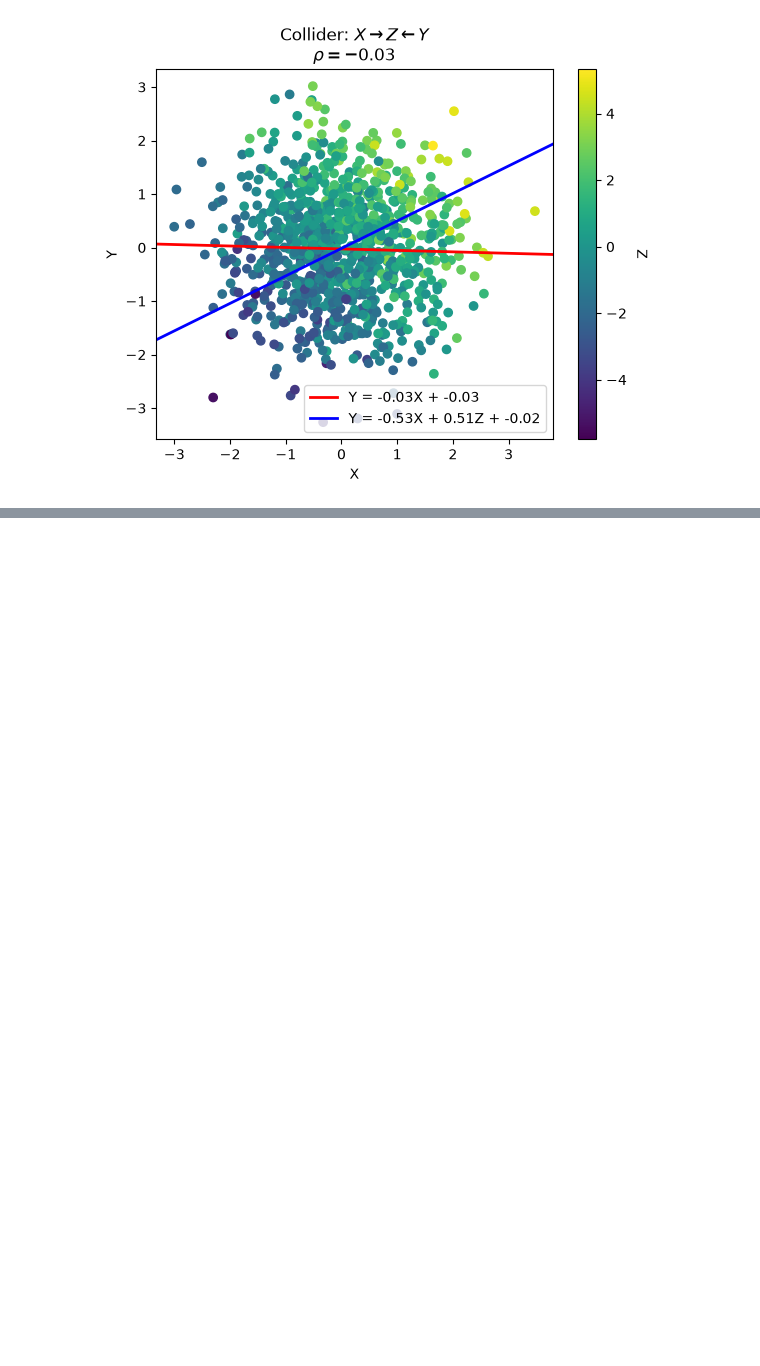
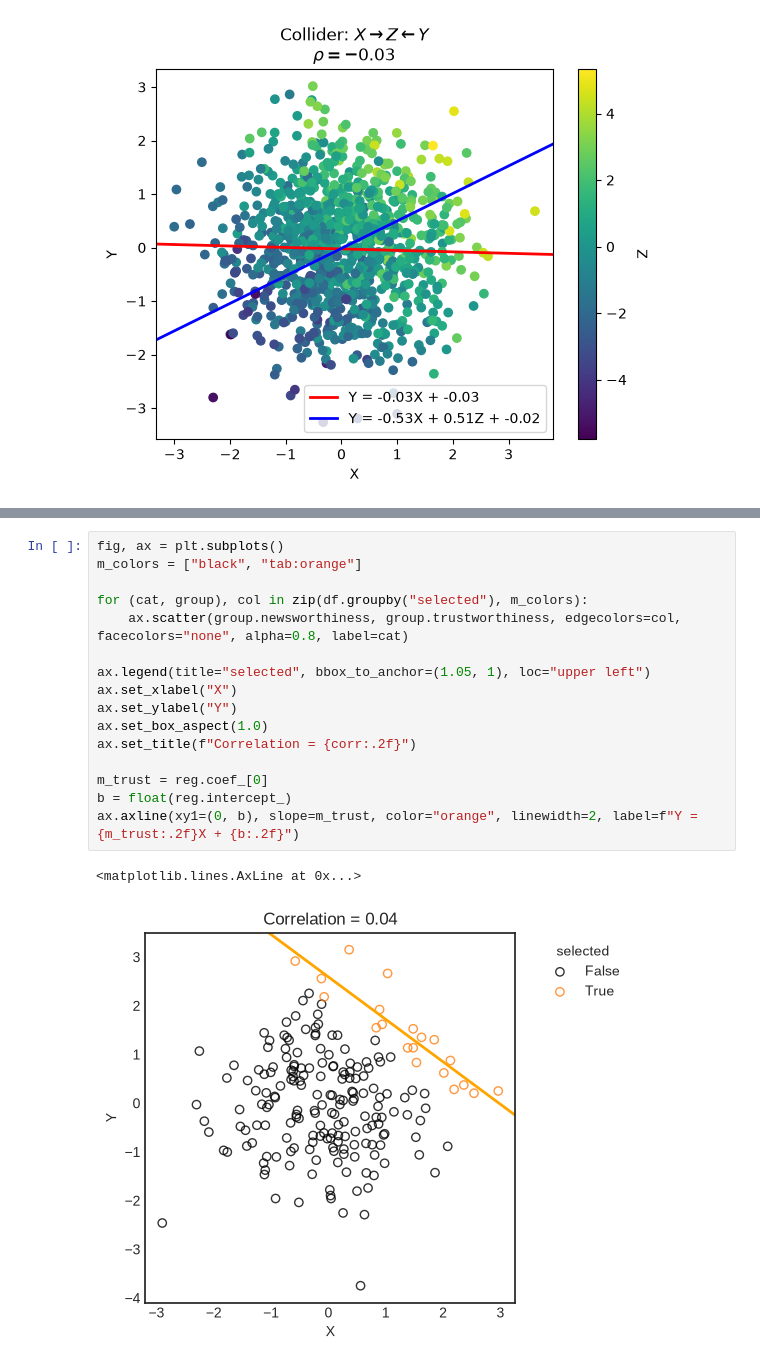
Before and after one commit to ImAKappa/l2lfd, a Jupyter notebook: notebooks/causal.ipynb, the cells around one changed output, grey strips where cells are left out. Drawn from its saved outputs; the diff is of its cells as text; blank space fills up the shorter version.

```diff
--- a/notebooks/causal.ipynb
+++ b/notebooks/causal.ipynb
@@ -114,0 +213,19 @@ To control for a collider Z, DO NOT include it in your regression model to avoid
+# %%
+fig, ax = plt.subplots()
+m_colors = ["black", "tab:orange"]
+
+for (cat, group), col in zip(df.groupby("selected"), m_colors):
+    ax.scatter(group.newsworthiness, group.trustworthiness, edgecolors=col, facecolors="none", alpha=0.8, label=cat)
+
+ax.legend(title="selected", bbox_to_anchor=(1.05, 1), loc="upper left")
+ax.set_xlabel("X")
+ax.set_ylabel("Y")
+ax.set_box_aspect(1.0)
+ax.set_title(f"Correlation = {corr:.2f}")
+
+m_trust = reg.coef_[0]
+b = float(reg.intercept_)
+ax.axline(xy1=(0, b), slope=m_trust, color="orange", linewidth=2, label=f"Y = {m_trust:.2f}X + {b:.2f}")
+# %% [output]
+<matplotlib.lines.AxLine at 0x...>
+[figure, added]
```
Also changed, not shown: parts of 13 cells of this notebook, 7 other files.
